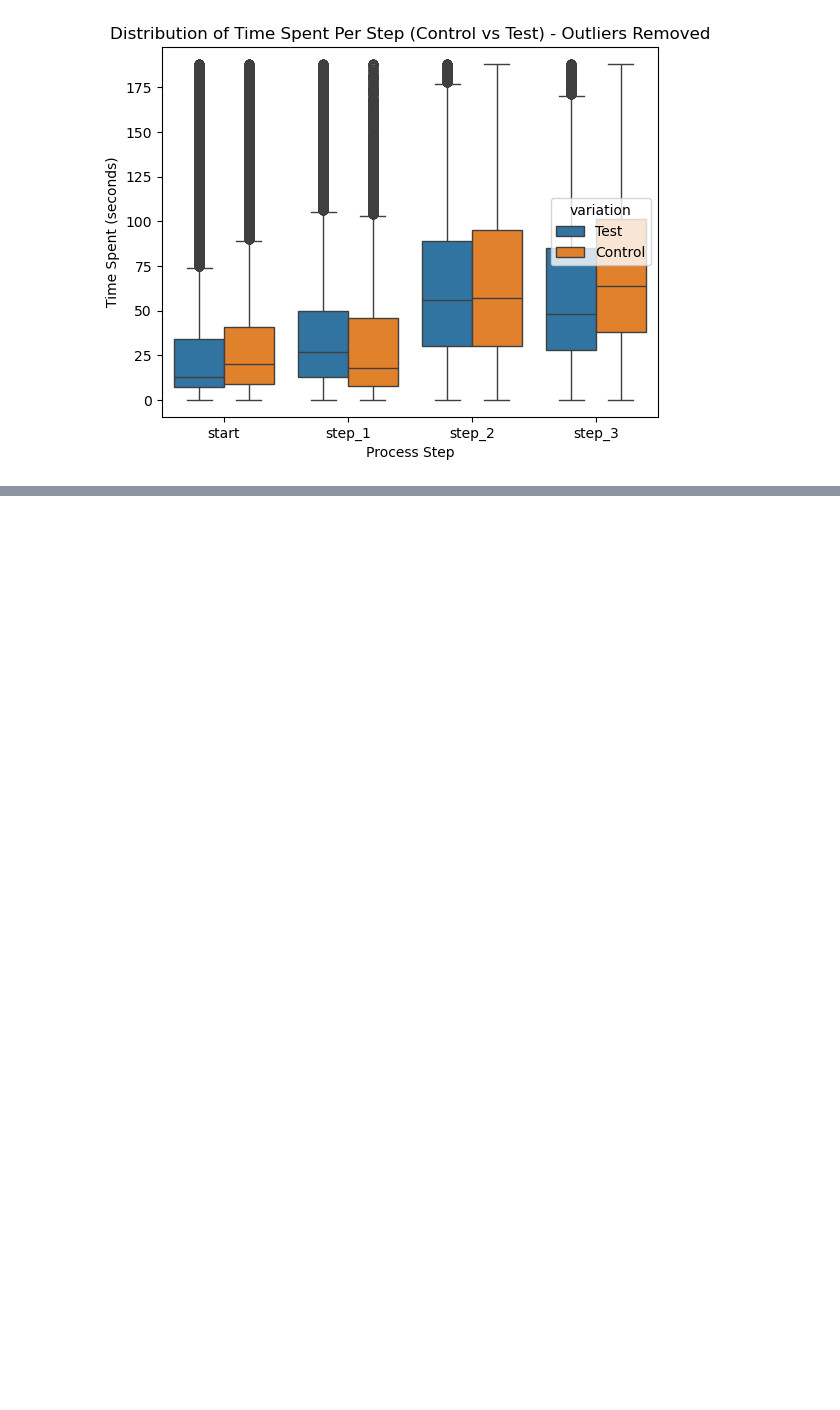
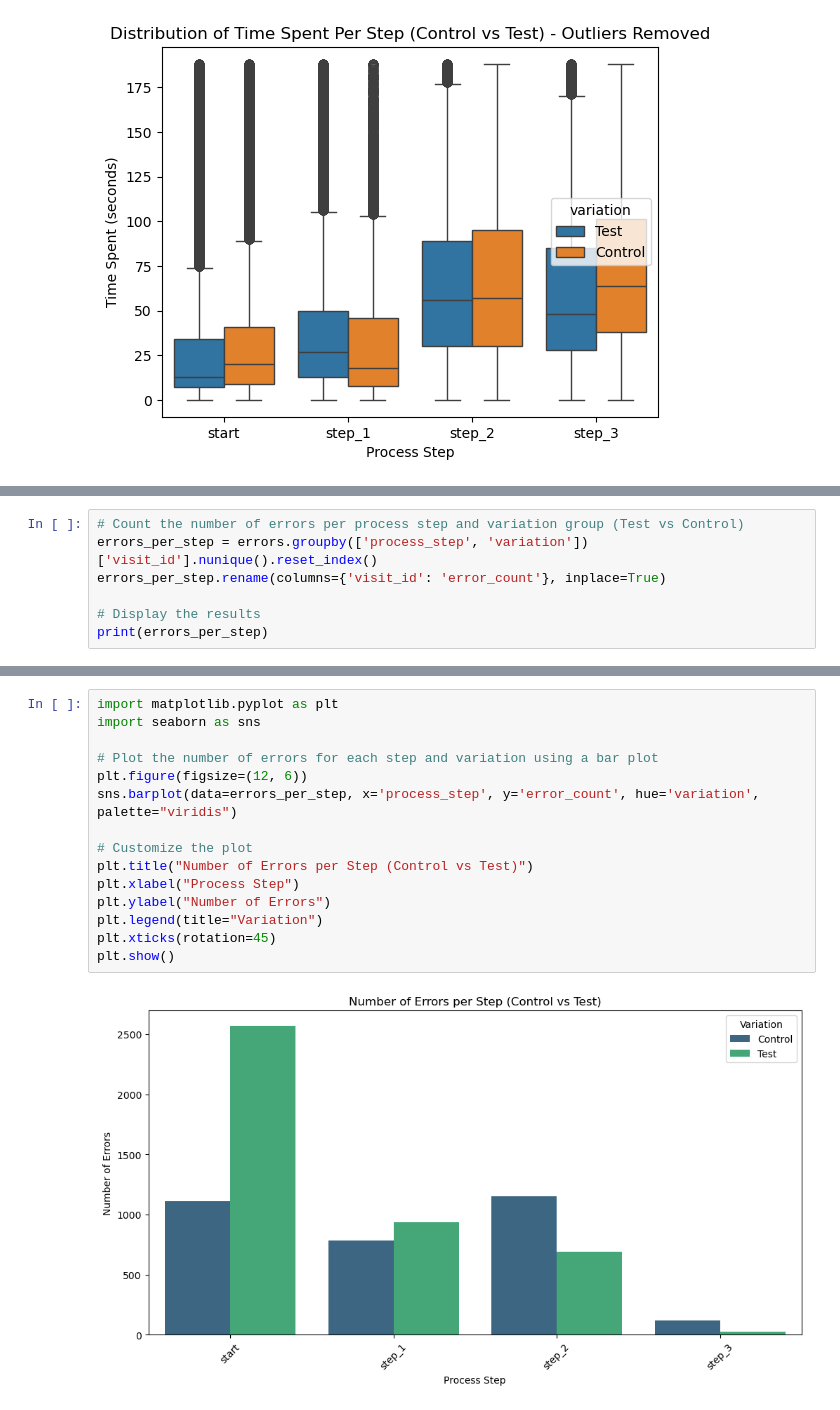
Before and after one commit to NancyEzzeddine/Vanguard-AB-TEST, a Jupyter notebook: ABITESTING_data.ipynb, the cells around one changed output, grey strips where cells are left out. Saved outputs shown, nothing was run; the diff lists cells and outputs as text; blank space fills up the shorter version.

```diff
--- a/ABITESTING_data.ipynb
+++ b/ABITESTING_data.ipynb
@@ -265,0 +376,7 @@ sns.pointplot(
+# %%
+# Count the number of errors per process step and variation group (Test vs Control)
+errors_per_step = errors.groupby(['process_step', 'variation'])['visit_id'].nunique().reset_index()
+errors_per_step.rename(columns={'visit_id': 'error_count'}, inplace=True)
+
+# Display the results
+print(errors_per_step)
@@ -265,0 +393,17 @@ sns.pointplot(
+# %%
+import matplotlib.pyplot as plt
+import seaborn as sns
+
+# Plot the number of errors for each step and variation using a bar plot
+plt.figure(figsize=(12, 6))
+sns.barplot(data=errors_per_step, x='process_step', y='error_count', hue='variation', palette="viridis")
+
+# Customize the plot
+plt.title("Number of Errors per Step (Control vs Test)")
+plt.xlabel("Process Step")
+plt.ylabel("Number of Errors")
+plt.legend(title="Variation")
+plt.xticks(rotation=45)
+plt.show()
+# %% [output]
+[figure, added]
```
Also changed, not shown: parts of 26 cells of this notebook.
